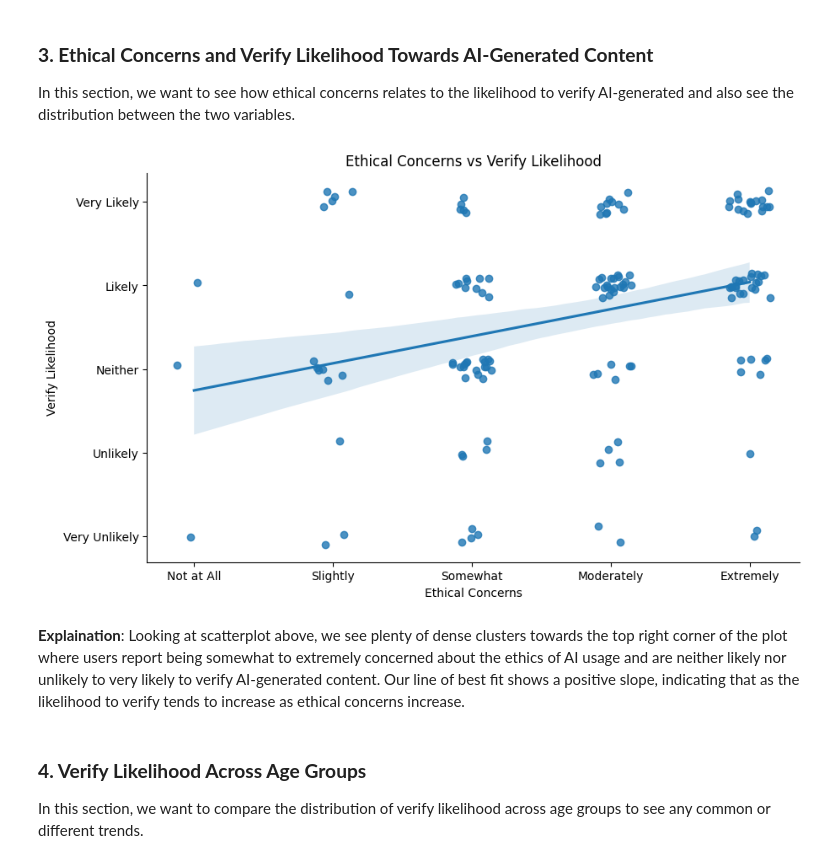
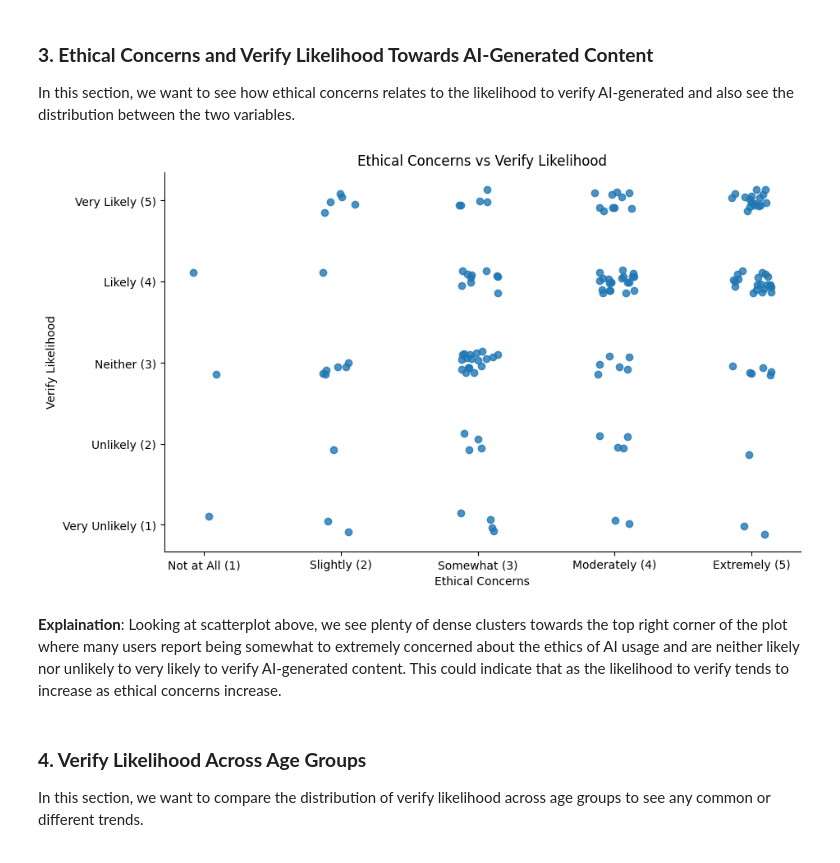
Before and after one commit to darklsor56/CS105-Team11-SP26, a Jupyter notebook: CS105_mini_Project.ipynb, the cells around one changed output. Drawn from its saved outputs; the diff is of its cells as text; code cells hidden in the pictures.

Commit message:
removed line from graph 3

```diff
--- a/CS105_mini_Project.ipynb
+++ b/CS105_mini_Project.ipynb
@@ -208,24 +208,25 @@ In this section, we want to see how ethical concerns relates to the likelihood t
 # %%
 plt.figure(figsize=(10, 6))
 
 # added jitter to prevent points overlapping
-sns.regplot(data = df, x = 'Ethical', y = 'Verify_Likelihood',
+# fit_reg to False to remove line
+sns.regplot(data = df, x = 'Ethical', y = 'Verify_Likelihood', fit_reg = False,
             x_jitter = 0.15, y_jitter = 0.15).set(
                 title = 'Ethical Concerns vs Verify Likelihood',
                 xlabel = 'Ethical Concerns',
                 ylabel = 'Verify Likelihood'
             )
 
 # adjusted axes labels
-x_labels = ['Not at All', 'Slightly', 'Somewhat', 'Moderately', 'Extremely']
-y_labels = ['Very Unlikely', 'Unlikely', 'Neither', 'Likely', 'Very Likely']
+x_labels = ['Not at All (1)', 'Slightly (2)', 'Somewhat (3)', 'Moderately (4)', 'Extremely (5)']
+y_labels = ['Very Unlikely (1)', 'Unlikely (2)', 'Neither (3)', 'Likely (4)', 'Very Likely (5)']
 plt.xticks(ticks = [1, 2, 3, 4, 5], labels = x_labels)
 plt.yticks(ticks = [1, 2, 3, 4, 5], labels = y_labels)
 sns.despine()
 # %% [output]
-[figure, old version]
+[figure, new version]
 # %% [markdown]
-**Explaination**: Looking at scatterplot above, we see plenty of dense clusters towards the top right corner of the plot where users report being somewhat to extremely concerned about the ethics of AI usage and are neither likely nor unlikely to very likely to verify AI-generated content. Our line of best fit shows a positive slope, indicating that as the likelihood to verify tends to increase as ethical concerns increase.
+**Explaination**: Looking at scatterplot above, we see plenty of dense clusters towards the top right corner of the plot where many users report being somewhat to extremely concerned about the ethics of AI usage and are neither likely nor unlikely to very likely to verify AI-generated content. This could indicate that as the likelihood to verify tends to increase as ethical concerns increase.
 # %% [markdown]
 ### **4. Verify Likelihood Across Age Groups**
 
```
Also changed, not shown: parts of 2 cells of this notebook.
